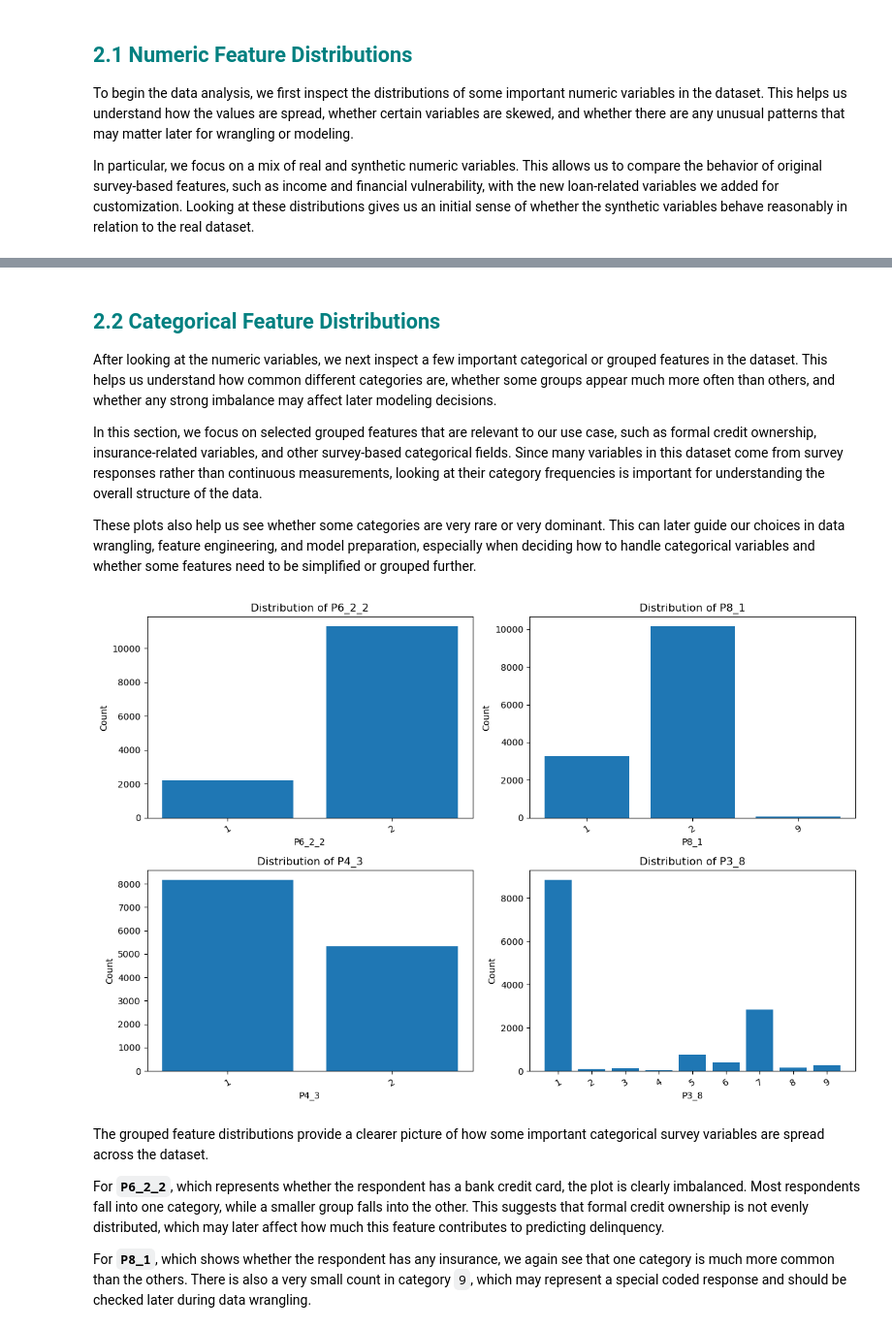
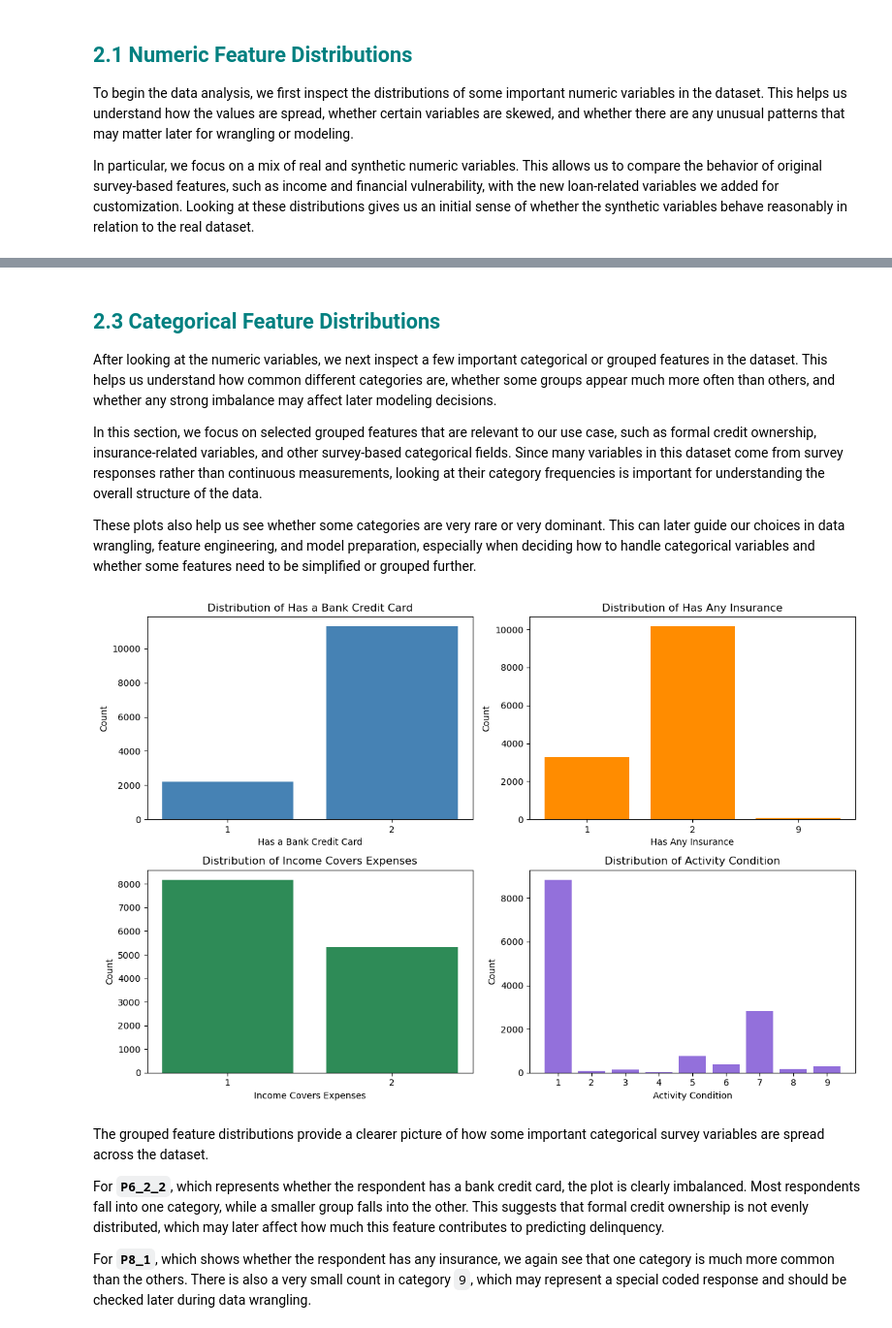
Before and after one commit to hussainu5/ML-QuAM, a Jupyter notebook: DataPreparation.ipynb, the cells around one changed output, grey strips where cells are left out. Shown at 97% size. Drawn from its saved outputs; the diff is of its cells as text; code cells hidden in the pictures.

Commit message:
Further developed Exploratory Data Analysis
-Plots developed to be more detailed, presentable and meaningful
-Boxplot added to display skew
-Correlation heatmap added

```diff
--- a/DataPreparation.ipynb
+++ b/DataPreparation.ipynb
@@ -487,5 +553,5 @@ Overall, these plots show that the dataset contains a mix of highly skewed real
 # %% [markdown]
-## <font color='teal'> 2.2 Categorical Feature Distributions </font>
+## <font color='teal'> 2.3 Categorical Feature Distributions </font>
 
 After looking at the numeric variables, we next inspect a few important categorical or grouped features in the dataset. This helps us understand how common different categories are, whether some groups appear much more often than others, and whether any strong imbalance may affect later modeling decisions.
 
@@ -495,41 +561,50 @@ These plots also help us see whether some categories are very rare or very domin
 # %%
 import matplotlib.pyplot as plt
 
-# Choosing important grouped / categorical features to inspect
+# Mapping variable names to readable labels through dictionary
+feature_labels = {
+    "P6_2_2": "Has a Bank Credit Card",
+    "P8_1": "Has Any Insurance",
+    "P4_3": "Income Covers Expenses",
+    "P3_8": "Activity Condition"
+}
+
+# Choosing important grouped categorical features to inspect
 categorical_columns = [
-    "P6_2_2",   # bank credit card ownership
-    "P8_1",     # has any insurance
-    "P4_3",     # whether income covers expenses
-    "P3_8"      # activity condition
+    "P6_2_2",
+    "P8_1",
+    "P4_3",
+    "P3_8"
 ]
 
 # Keeping columns existing in the dataframe
 categorical_columns = [col for col in categorical_columns if col in df_relevant.columns]
 
 # Creating figure and axes
 fig, axes = plt.subplots(2, 2, figsize=(12, 8))
 axes = axes.flatten()
 
-# Bar plots for selected grouped / categorical columns
+# Bar plots for the categorical columns
 for i, col in enumerate(categorical_columns):
+    label = feature_labels.get(col, col)
     value_counts = df_relevant[col].value_counts(dropna=False).sort_index()
 
-    axes[i].bar(value_counts.index.astype(str), value_counts.values)
-    axes[i].set_title(f"Distribution of {col}")
-    axes[i].set_xlabel(col)
+    axes[i].bar(value_counts.index.astype(str), value_counts.values, color=plot_colors[i])
+    axes[i].set_title(f"Distribution of {label}")
+    axes[i].set_xlabel(label)
     axes[i].set_ylabel("Count")
-    axes[i].tick_params(axis='x', labelrotation=30)  # rotating labels so they do not overlap
+    axes[i].tick_params(axis='x', labelrotation=0)
 
-# If fewer than 4 plots are used, removing the unused axes
+# Removing unused axes if needed
 for j in range(len(categorical_columns), len(axes)):
     fig.delaxes(axes[j])
 
 # Adjusting layout so plots do not overlap
 plt.tight_layout()
 
 plt.show()
 # %% [output]
-[figure, old version]
+[figure, new version]
 # %% [markdown]
 The grouped feature distributions provide a clearer picture of how some important categorical survey variables are spread across the dataset.
 
```
Also changed, not shown: parts of 12 cells of this notebook.
